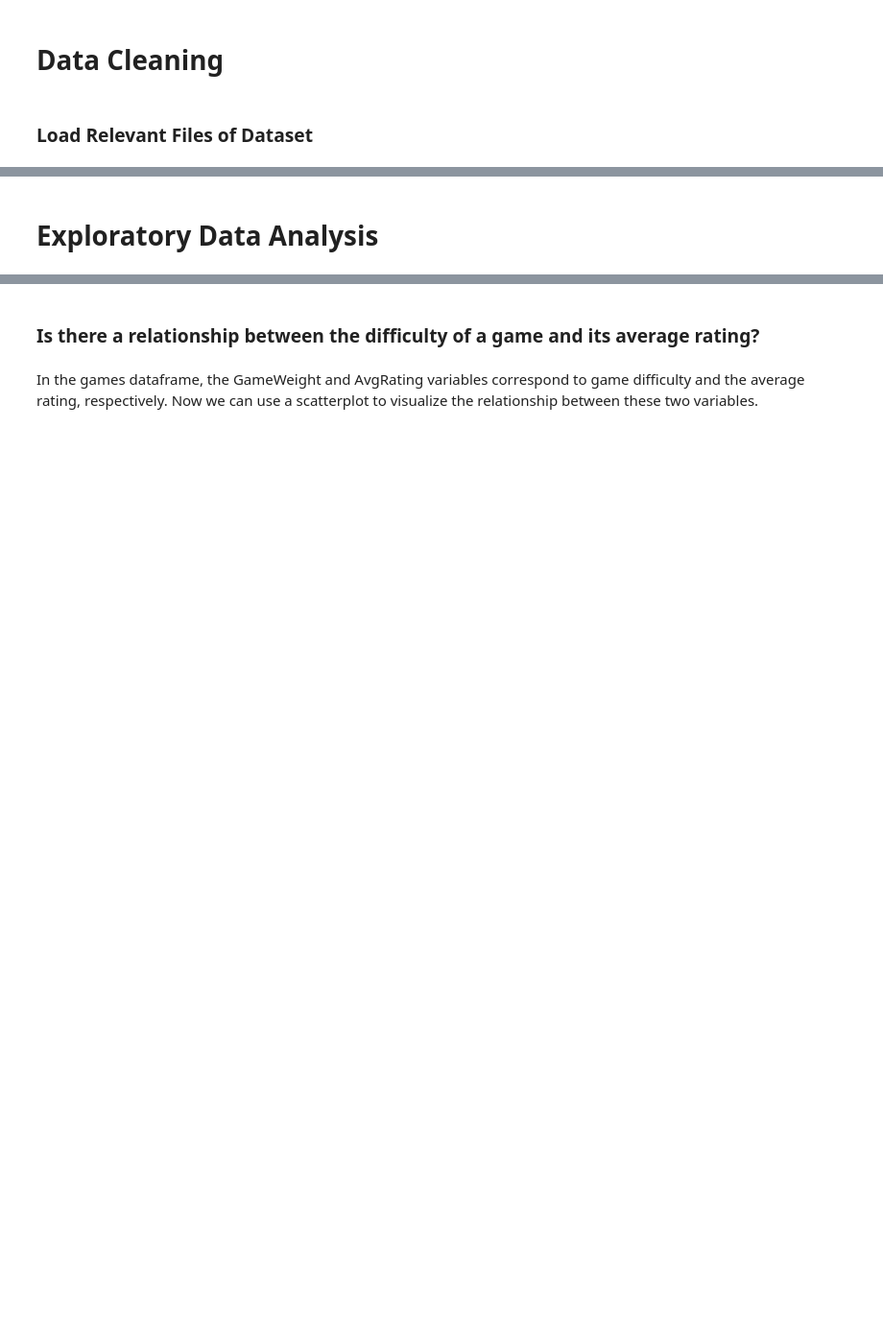
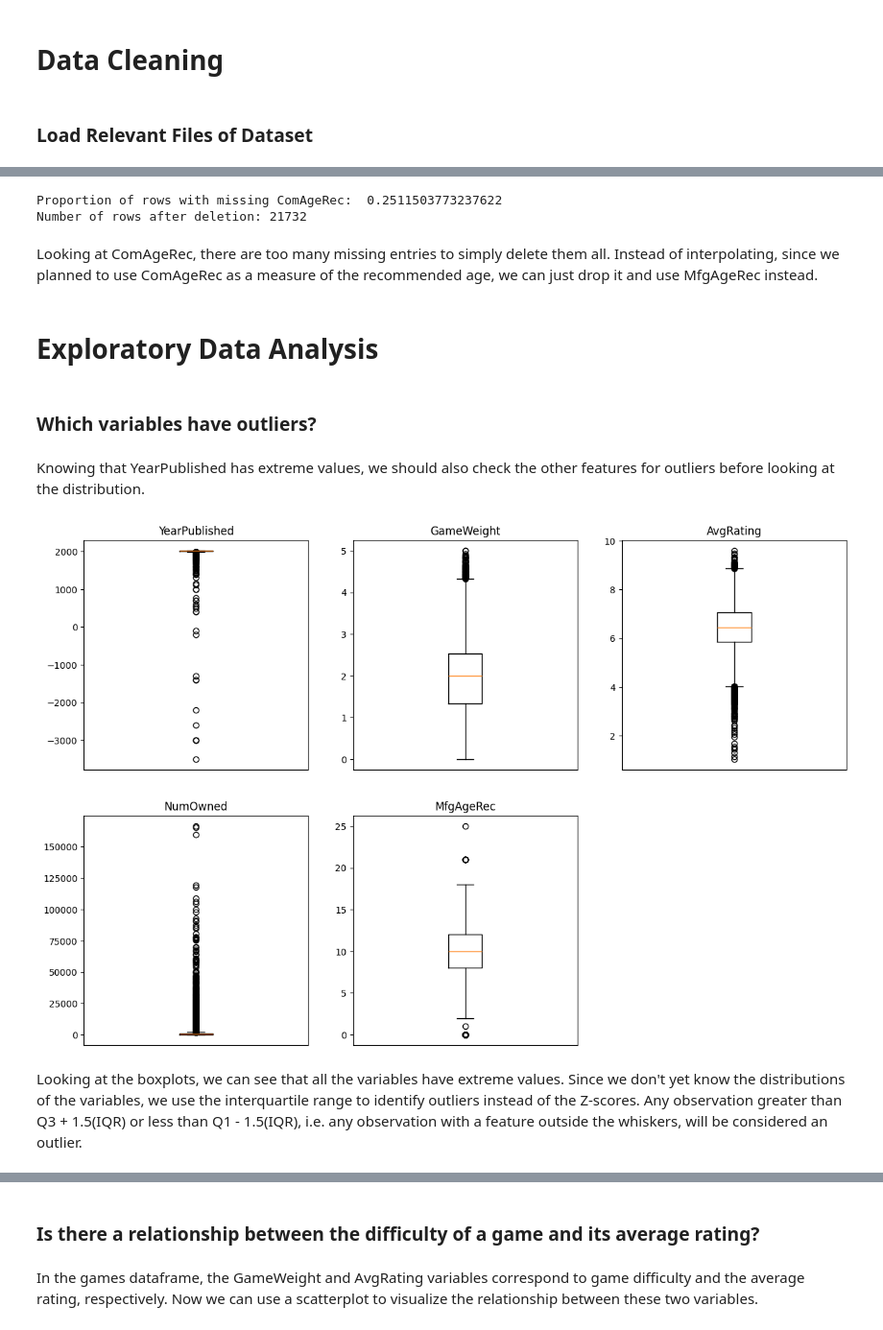
Before and after one commit to svcheng/CSMODEL-Project, a Jupyter notebook: CSMODEL-Project-S11-Group2/project.ipynb, the cells around one changed output, grey strips where cells are left out. Shown: that part at 96% size. Drawn from its saved outputs; the diff is of its cells as text; code cells hidden in the pictures; blank space fills up the shorter version.

```diff
--- a/CSMODEL-Project-S11-Group2/project.ipynb
+++ b/CSMODEL-Project-S11-Group2/project.ipynb
@@ -139,0 +195,10 @@ GameWeight and  do not need to be cleaned. Neither has any missing values, the t
+# %%
+games = games[games['YearPublished'] != 0]
+
+print('Proportion of rows with missing ComAgeRec: ', games['ComAgeRec'].isna().sum() / games.shape[0])
+print('Number of rows after deletion:', games.shape[0])
+# %% [output]
+Proportion of rows with missing ComAgeRec:  0.2511503773237622
+Number of rows after deletion: 21732
+# %% [markdown]
+Looking at ComAgeRec, there are too many missing entries to simply delete them all. Instead of interpolating, since we planned to use ComAgeRec as a measure of the recommended age, we can just drop it and use MfgAgeRec instead.
@@ -140,2 +207,24 @@ GameWeight and  do not need to be cleaned. Neither has any missing values, the t
 # %% [markdown]
 # Exploratory Data Analysis
+# %% [markdown]
+### Which variables have outliers?
+# %% [markdown]
+Knowing that YearPublished has extreme values, we should also check the other features for outliers before looking at the distribution.
+# %%
+plot_vars = [col for col in games.columns[2:]]
+
+fig, ax = plt.subplots(2, 3, figsize=(15, 10))
+for i in range(2):
+    for j in range(3):
+        if 3*i + j < len(plot_vars):
+            ax[i, j].boxplot(games[plot_vars[3*i + j]])
+            ax[i, j].title.set_text(plot_vars[3*i + j])
+            ax[i, j].axes.get_xaxis().set_visible(False) # hide x-axis
+        else:
+            fig.delaxes(ax[i,j])
+
+plt.show()
+# %% [output]
+[figure, added]
+# %% [markdown]
+Looking at the boxplots, we can see that all the variables have extreme values. Since we don't yet know the distributions of the variables, we use the interquartile range to identify outliers instead of the Z-scores. Any observation greater than Q3 + 1.5(IQR) or less than Q1 - 1.5(IQR), i.e. any observation with a feature outside the whiskers, will be considered an outlier.
```
Also changed, not shown: parts of 35 cells of this notebook.
